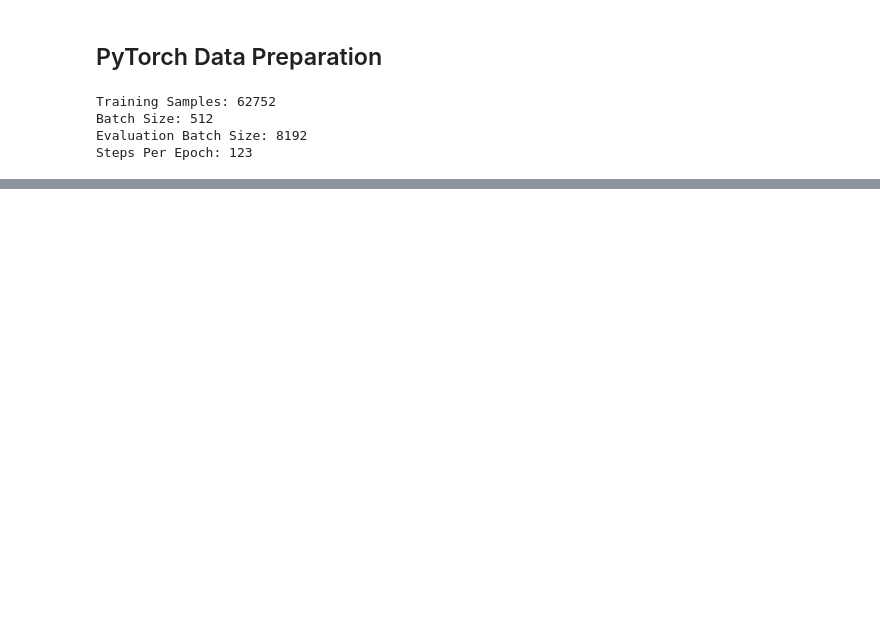
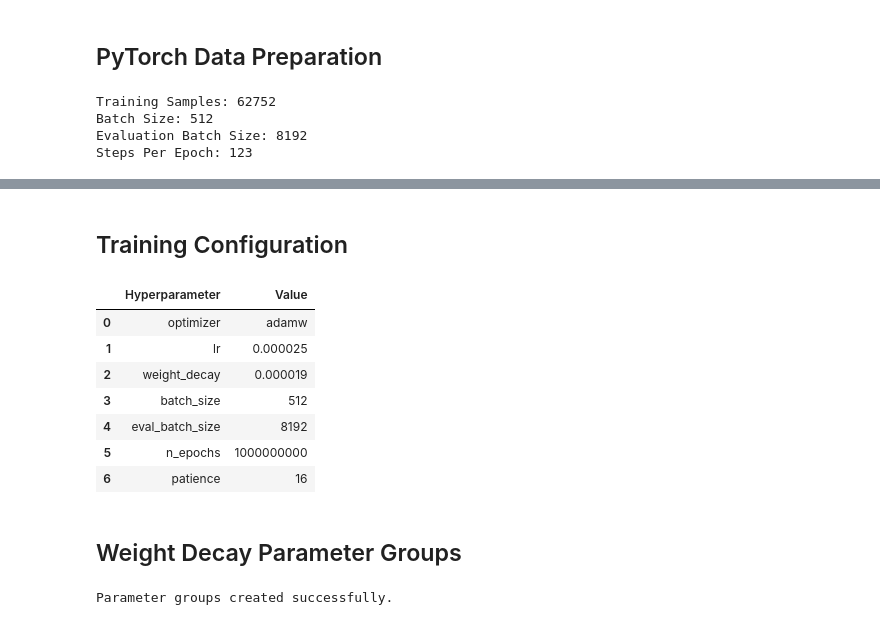
Before and after one commit to HelwanDevs/Deep-Tabular-project, a Jupyter notebook: notebooks/FT_Transformer.ipynb, the cells around one changed output, grey strips where cells are left out. Saved outputs shown, nothing was run; the diff lists cells and outputs as text; code cells hidden in the pictures; blank space fills up the shorter version.

```diff
--- a/notebooks/FT_Transformer.ipynb
+++ b/notebooks/FT_Transformer.ipynb
@@ -546,0 +927,72 @@ Steps Per Epoch: 123
+# %% [markdown]
+## Training Configuration
+# %%
+TRAINING_CONFIG = {
+    "optimizer": "adamw",
+    "lr": 2.520396383745548e-05,
+    "weight_decay": 1.871343748594096e-05,
+    "batch_size": 512,
+    "eval_batch_size": 8192,
+    "n_epochs": 1000000000,
+    "patience": 16
+}
+
+LEARNING_RATE = TRAINING_CONFIG["lr"]
+WEIGHT_DECAY = TRAINING_CONFIG["weight_decay"]
+
+BATCH_SIZE = TRAINING_CONFIG["batch_size"]
+EVAL_BATCH_SIZE = TRAINING_CONFIG["eval_batch_size"]
+
+MAX_EPOCHS = TRAINING_CONFIG["n_epochs"]
+PATIENCE = TRAINING_CONFIG["patience"]
+
+display(pd.DataFrame(
+    TRAINING_CONFIG.items(),
+    columns=["Hyperparameter", "Value"]
+))
+# %% [output]
+|  | Hyperparameter | Value |
+| 0 | optimizer | adamw |
+| 1 | lr | 0.000025 |
+| 2 | weight_decay | 0.000019 |
+| 3 | batch_size | 512 |
+| 4 | eval_batch_size | 8192 |
+| 5 | n_epochs | 1000000000 |
+| 6 | patience | 16 |
+# %% [markdown]
+## Weight Decay Parameter Groups
+# %%
+def needs_weight_decay(name):
+
+    return all(
+        keyword not in name
+        for keyword in ["tokenizer", ".norm", ".bias"]
+    )
+
+
+PARAMETERS_WITH_WD = [
+    param
+    for name, param in MODEL.named_parameters()
+    if needs_weight_decay(name)
+]
+
+PARAMETERS_WITHOUT_WD = [
+    param
+    for name, param in MODEL.named_parameters()
+    if not needs_weight_decay(name)
+]
+
+
+PARAMETER_GROUPS = [
+    {
+        "params": PARAMETERS_WITH_WD
+    },
+    {
+        "params": PARAMETERS_WITHOUT_WD,
+        "weight_decay": 0.0
+    }
+]
+
+print("Parameter groups created successfully.")
+# %% [output]
+Parameter groups created successfully.
```
Also changed, not shown: parts of 40 cells of this notebook, 5 other files.
